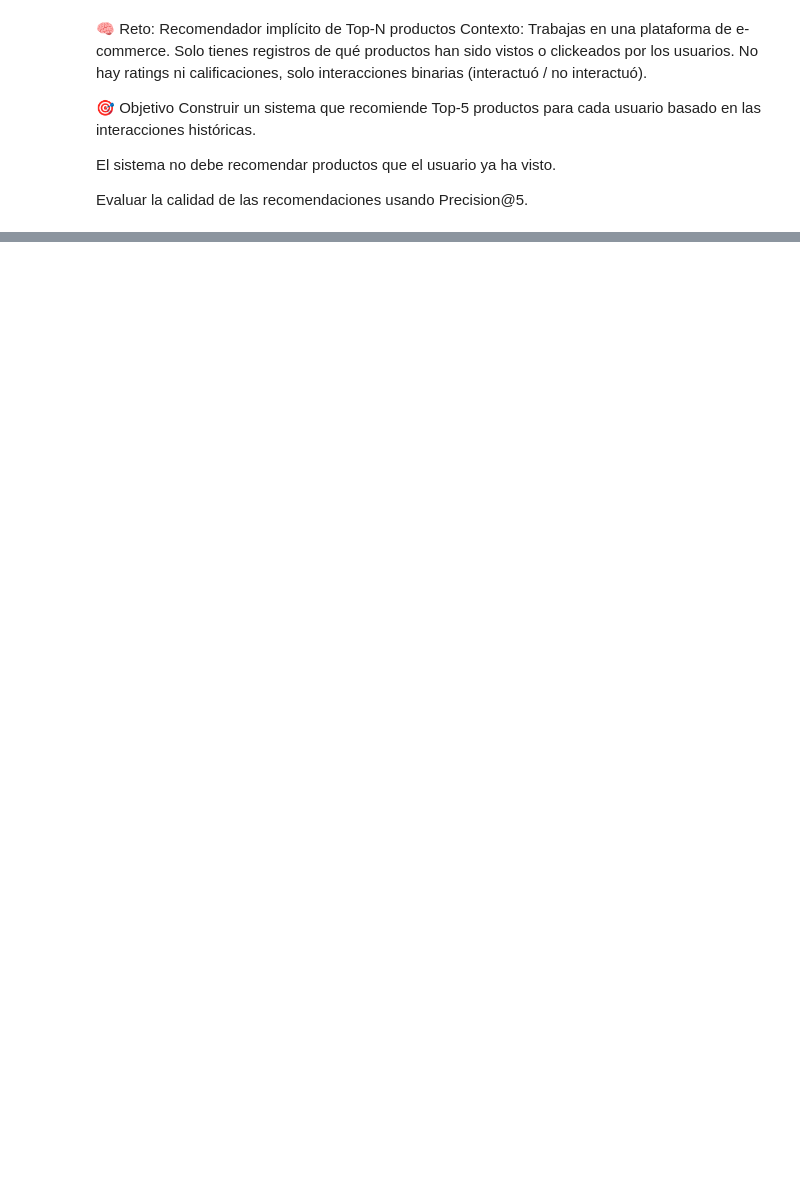
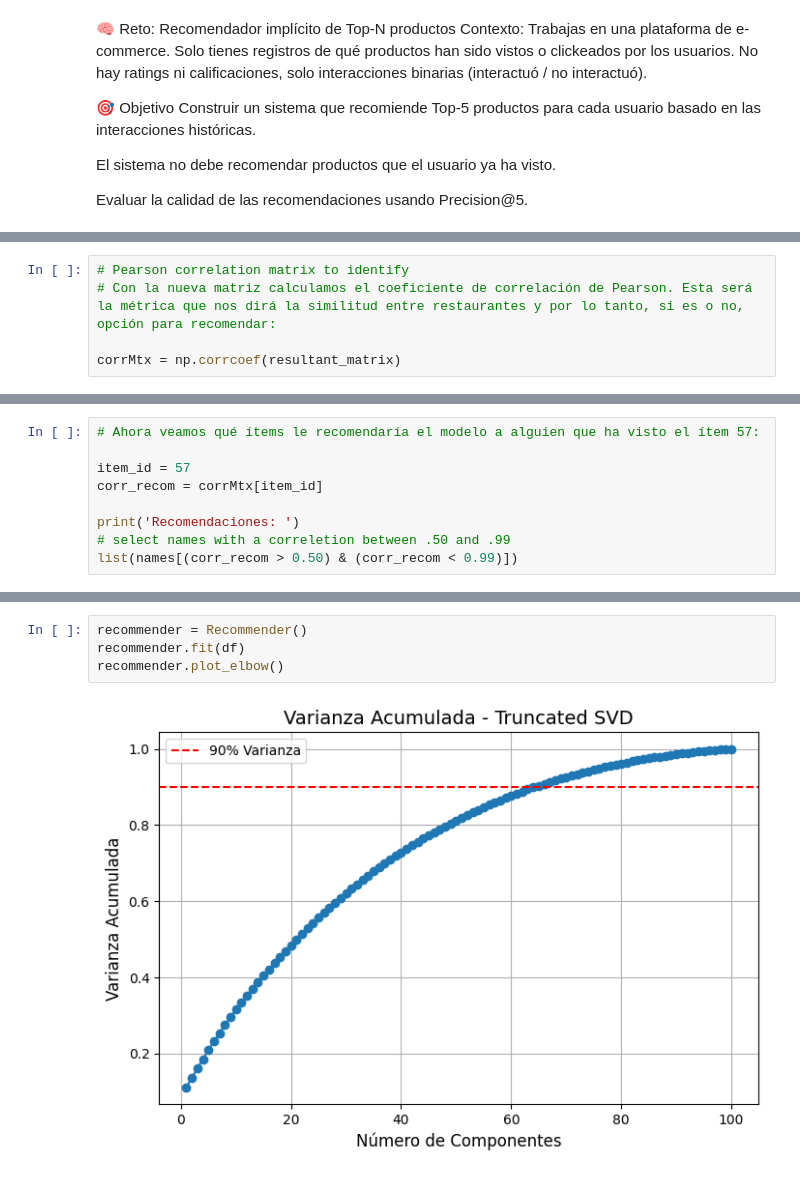
Before and after one commit to jonjimenez99/Portafolio, a Jupyter notebook: Sistema_recomendador.ipynb, the cells around one changed output, grey strips where cells are left out. Cells and saved outputs as stored; diff of their text form; blank space fills up the shorter version.

```diff
--- a/Sistema_recomendador.ipynb
+++ b/Sistema_recomendador.ipynb
@@ -31,0 +169,5 @@ df.head()
+# %%
+# Pearson correlation matrix to identify
+# Con la nueva matriz calculamos el coeficiente de correlación de Pearson. Esta será la métrica que nos dirá la similitud entre restaurantes y por lo tanto, si es o no, opción para recomendar:
+
+corrMtx = np.corrcoef(resultant_matrix)
@@ -31,0 +186,9 @@ df.head()
+# %%
+# Ahora veamos qué ítems le recomendaría el modelo a alguien que ha visto el ítem 57:
+
+item_id = 57
+corr_recom = corrMtx[item_id]
+
+print('Recomendaciones: ')
+# select names with a correletion between .50 and .99
+list(names[(corr_recom > 0.50) & (corr_recom < 0.99)])
@@ -31,0 +267,6 @@ df.head()
+# %%
+recommender = Recommender()
+recommender.fit(df)
+recommender.plot_elbow()
+# %% [output]
+[figure, added]
```
Also changed, not shown: parts of 23 cells of this notebook.
